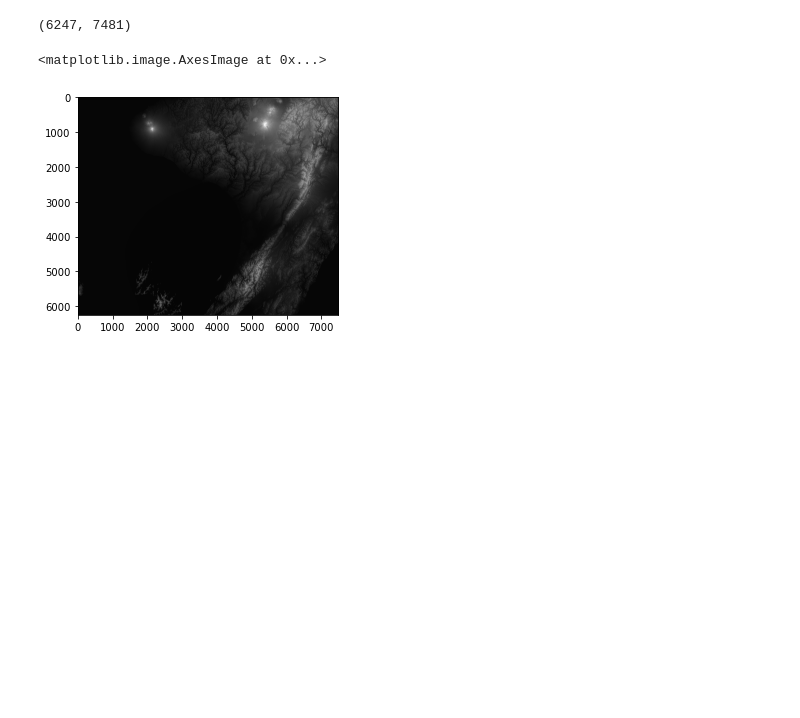
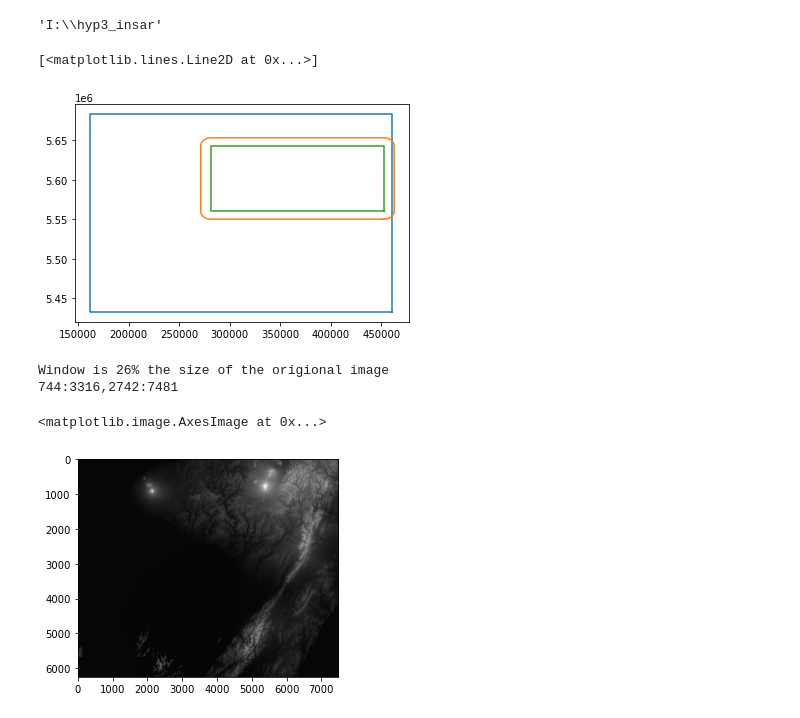
Before and after one commit to forrestfwilliams/hyp3_insar, a Jupyter notebook: get_mintpy_window.ipynb, the cells around one changed output. Cells and saved outputs as stored; diff of their text form; code cells hidden in the pictures; blank space fills up the shorter version.

Commit message:
get_mintpy_window: use external shapefile

```diff
--- a/get_mintpy_window.ipynb
+++ b/get_mintpy_window.ipynb
@@ -24,4 +9,30 @@ ds = None
-# %%
-data.shape
-# %% [output]
-(6247, 7481)
+# %%
+pwd
+# %% [output]
+'I:\\hyp3_insar'
+# %%
+insar_path = Path('../hyp3_downloads/desc_lower')
+dem_path = [Path(x) for x in insar_path.glob('./*/*dem_clip.tif')][0]
+
+with rasterio.open(dem_path) as meta:
+    crs = meta.crs
+    transform = meta.transform
+    bounds = meta.bounds
+    dem = meta.read(1)
+
+bboxras = box(*list(bounds))
+# %%
+ls_path = Path('mapped_landslides')
+
+ls = gpd.read_file(ls_path / 'large_landslidesV2.shp').to_crs(str(crs))
+
+bbox = box(*ls.total_bounds)
+bbox10 = bbox.buffer(10000)
+# %%
+f, ax = plt.subplots(1,1)
+ax.plot(*bboxras.exterior.xy)
+ax.plot(*bbox10.exterior.xy)
+ax.plot(*bbox.exterior.xy)
+# %% [output]
+[<matplotlib.lines.Line2D at 0x...>]
+[figure, added]
@@ -28 +57,7 @@ data.shape
+# %%
+window = coord2pixels(bbox10.bounds,transform,dem.shape)
+print(f'{window[0][0]}:{window[0][1]},{window[1][0]}:{window[1][1]}')
+# %% [output]
+Window is 26% the size of the origional image
+744:3316,2742:7481
 # %%
```
Also changed, not shown: parts of 12 cells of this notebook, 1 other file.
